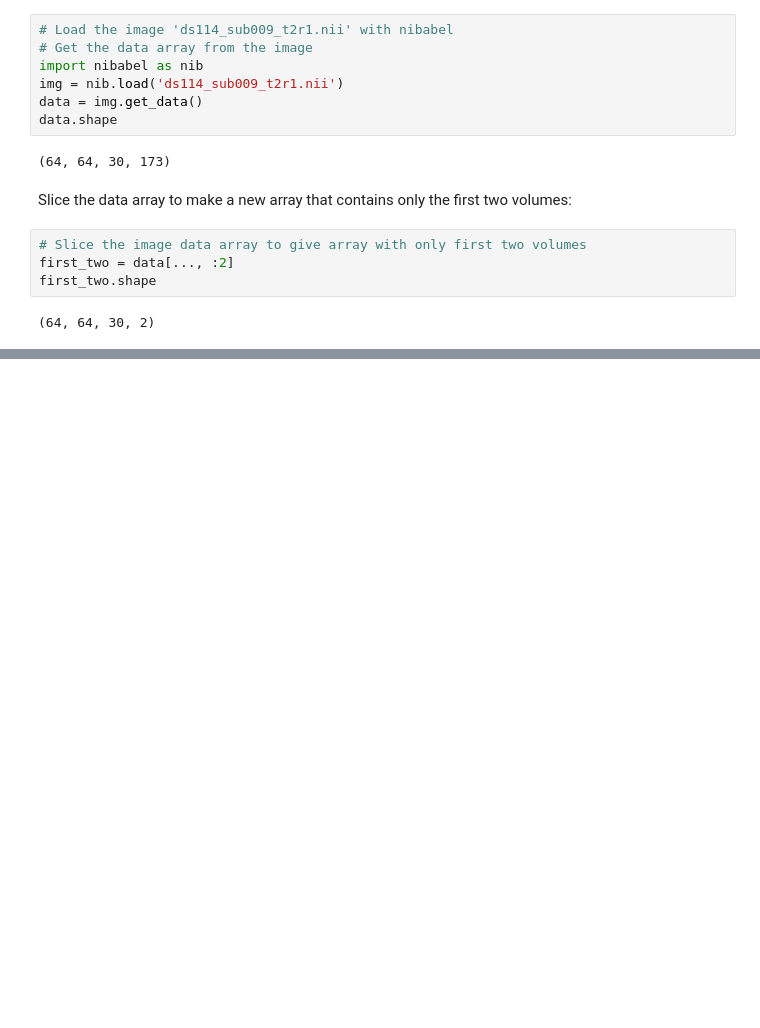
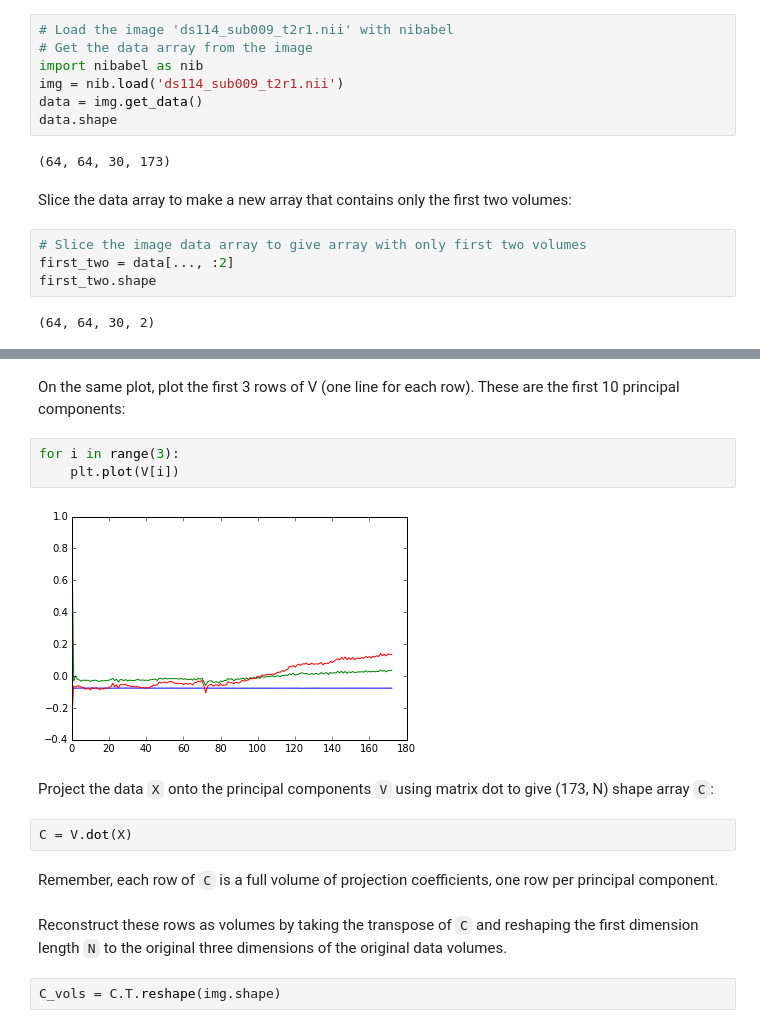
Before and after one commit to practical-neuroimaging/pna2015, a Jupyter notebook: day7/pca_solutions.ipynb, the cells around one changed output, grey strips where cells are left out. Drawn from its saved outputs; the diff is of its cells as text; blank space fills up the shorter version.

```diff
--- a/day7/pca_solutions.ipynb
+++ b/day7/pca_solutions.ipynb
@@ -267,0 +167,17 @@ plt.legend?
+# %% [markdown]
+On the same plot, plot the first 3 rows of V (one line for each row).  These are the first 10 principal components:
+# %%
+for i in range(3):
+    plt.plot(V[i])
+# %% [output]
+[figure, added]
+# %% [markdown]
+Project the data `X` onto the principal components `V` using matrix dot to give (173, N) shape array `C`:
+# %%
+C = V.dot(X)
+# %% [markdown]
+Remember, each row of `C` is a full volume of projection coefficients, one row per principal component.
+# %% [markdown]
+Reconstruct these rows as volumes by taking the transpose of `C` and reshaping the first dimension length `N` to the original three dimensions of the original data volumes.
+# %%
+C_vols = C.T.reshape(img.shape)
```
Also changed, not shown: parts of 87 cells of this notebook, 1 other file.
